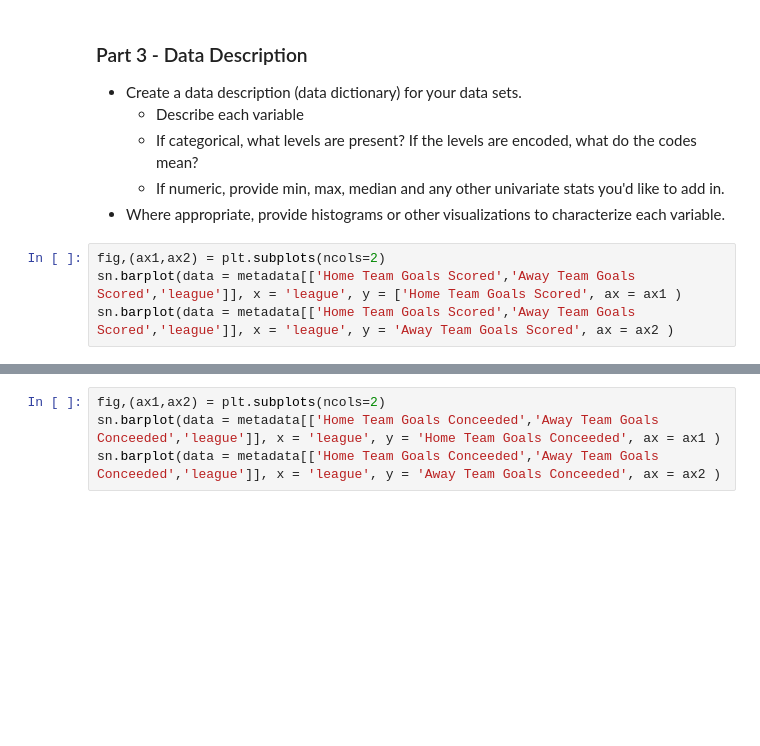
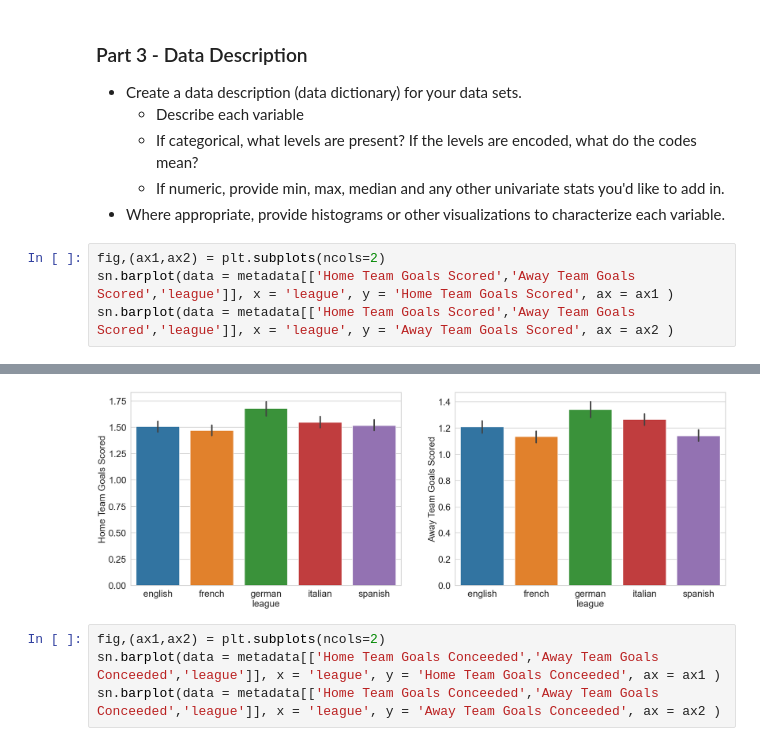
Before and after one commit to fordjackson26/CS5394Project2, a Jupyter notebook: Project02.ipynb, the cells around one changed output, grey strips where cells are left out. Cells and saved outputs as stored; diff of their text form; blank space fills up the shorter version.

```diff
--- a/Project02.ipynb
+++ b/Project02.ipynb
@@ -1854,6 +1854,6 @@ data.describe()
 - Where appropriate, provide histograms or other visualizations to characterize each variable.
 # %%
 fig,(ax1,ax2) = plt.subplots(ncols=2)
-sn.barplot(data = metadata[['Home Team Goals Scored','Away Team Goals Scored','league']], x = 'league', y = ['Home Team Goals Scored', ax = ax1 )
+sn.barplot(data = metadata[['Home Team Goals Scored','Away Team Goals Scored','league']], x = 'league', y = 'Home Team Goals Scored', ax = ax1 )
 sn.barplot(data = metadata[['Home Team Goals Scored','Away Team Goals Scored','league']], x = 'league', y = 'Away Team Goals Scored', ax = ax2 )
 # %% [output]
@@ -1861,3 +1861,4 @@ SyntaxError: invalid syntax (<ipython-input-143-a2a5b8056dbe>, line 2)
+[figure, added]
 # %%
 fig,(ax1,ax2) = plt.subplots(ncols=2)
 sn.barplot(data = metadata[['Home Team Goals Conceeded','Away Team Goals Conceeded','league']], x = 'league', y = 'Home Team Goals Conceeded', ax = ax1 )
```
Also changed, not shown: parts of 11 cells of this notebook, 2 other files.
